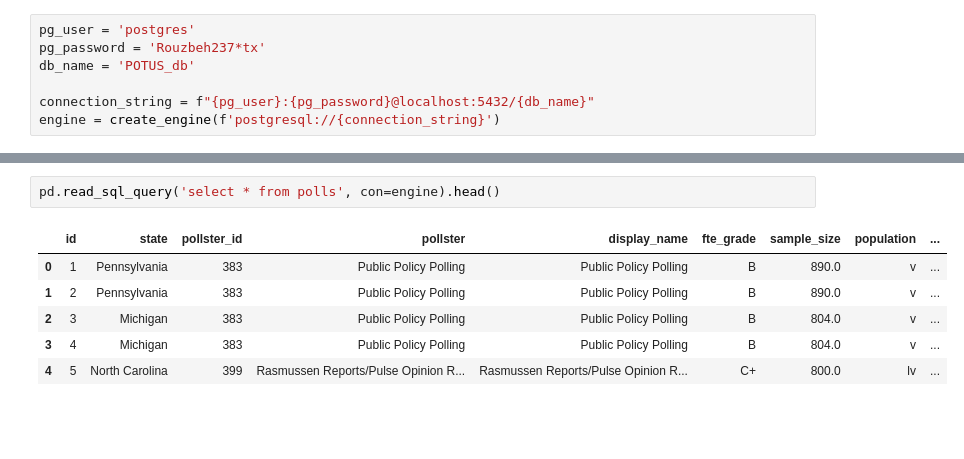
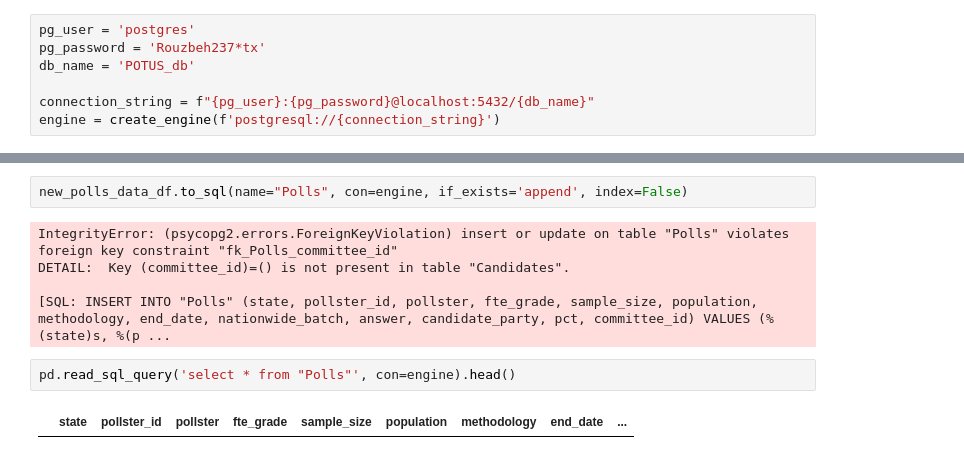
Before and after one commit to kirbakayeva/ETL-project-G11, a Jupyter notebook: Polls/Polls_ETL.ipynb, the cells around one changed output, grey strips where cells are left out. Cells and saved outputs as stored; diff of their text form; blank space fills up the shorter version.

```diff
--- a/Polls/Polls_ETL.ipynb
+++ b/Polls/Polls_ETL.ipynb
@@ -179,9 +213,11 @@ engine.table_names()
+# %%
+new_polls_data_df.to_sql(name="Polls", con=engine, if_exists='append', index=False)
+# %% [output]
+IntegrityError: (psycopg2.errors.ForeignKeyViolation) insert or update on table "Polls" violates foreign key constraint "fk_Polls_committee_id"
+DETAIL:  Key (committee_id)=() is not present in table "Candidates".
+
+[SQL: INSERT INTO "Polls" (state, pollster_id, pollster, fte_grade, sample_size, population, methodology, end_date, nationwide_batch, answer, candidate_party, pct, committee_id) VALUES (%(state)s, %(p ...
 # %%
-pd.read_sql_query('select * from polls', con=engine).head()
+pd.read_sql_query('select * from "Polls"', con=engine).head()
 # %% [output]
-|  | id | state | pollster_id | pollster | display_name | fte_grade | sample_size | population | ... |
-| 0 | 1 | Pennsylvania | 383 | Public Policy Polling | Public Policy Polling | B | 890.0 | v | ... |
-| 1 | 2 | Pennsylvania | 383 | Public Policy Polling | Public Policy Polling | B | 890.0 | v | ... |
-| 2 | 3 | Michigan | 383 | Public Policy Polling | Public Policy Polling | B | 804.0 | v | ... |
-| 3 | 4 | Michigan | 383 | Public Policy Polling | Public Policy Polling | B | 804.0 | v | ... |
-| 4 | 5 | North Carolina | 399 | Rasmussen Reports/Pulse Opinion R... | Rasmussen Reports/Pulse Opinion R... | C+ | 800.0 | lv | ... |
+|  | state | pollster_id | pollster | fte_grade | sample_size | population | methodology | end_date | ... |
```
Also changed, not shown: parts of 12 cells of this notebook, 9 other files.
